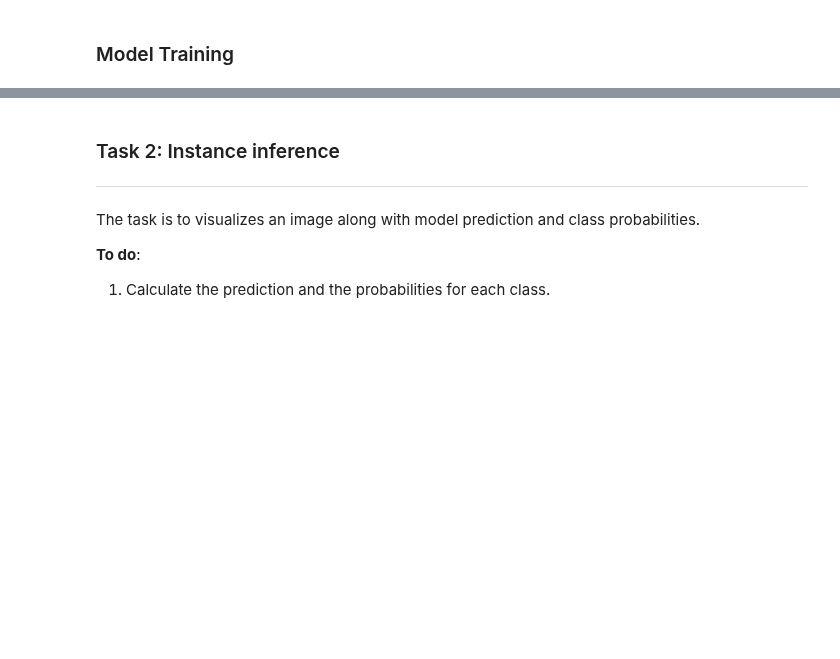
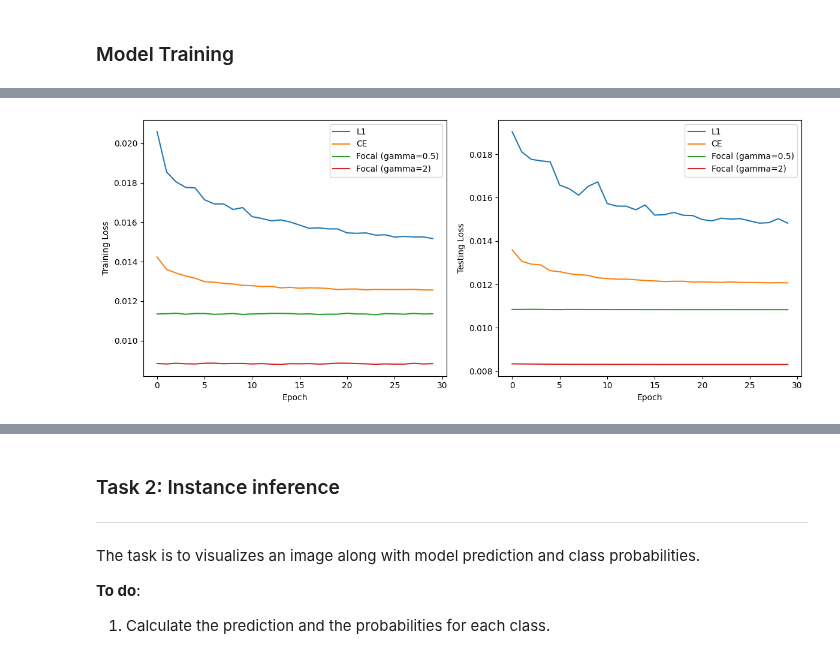
Before and after one commit to SustechSTA303/STA303-Assignment01, a Jupyter notebook: Assignment01.ipynb, the cells around one changed output, grey strips where cells are left out. Drawn from its saved outputs; the diff is of its cells as text; code cells hidden in the pictures; blank space fills up the shorter version.

```diff
--- a/Assignment01.ipynb
+++ b/Assignment01.ipynb
@@ -256,0 +334,5 @@ for epoch in range(NUM_EPOCHS):
+# %%
+CE_training_loss = training_loss
+CE_training_acc = training_acc
+CE_testing_loss = testing_loss
+CE_testing_acc = testing_acc
@@ -256,0 +344,76 @@ for epoch in range(NUM_EPOCHS):
+# %%
+L1_training_loss = training_loss
+L1_training_acc = training_acc
+L1_testing_loss = testing_loss
+L1_testing_acc = testing_acc
+# %%
+Fo_h_training_loss = training_loss
+Fo_h_training_acc = training_acc
+Fo_h_testing_loss = testing_loss
+Fo_h_testing_acc = testing_acc
+# %%
+Fo_t_training_loss = training_loss
+Fo_t_training_acc = training_acc
+Fo_t_testing_loss = testing_loss
+Fo_t_testing_acc = testing_acc
+# %%
+loss_functions = ['L1', 'CE', 'Focal (gamma=0.5)', 'Focal (gamma=2)']
+training_loss = [L1_training_loss, CE_training_loss, Fo_h_training_loss, Fo_t_training_loss]
+testing_loss = [L1_testing_loss, CE_testing_loss, Fo_h_testing_loss, Fo_t_testing_loss]
+training_acc = [L1_training_acc, CE_training_acc, Fo_h_training_acc, Fo_t_training_acc]
+testing_acc = [L1_testing_acc, CE_testing_acc, Fo_h_testing_acc, Fo_t_testing_acc]
+
+
+plt.figure(figsize=(12, 5))
+plt.subplot(1, 2, 1)
+for i, loss_function in enumerate(loss_functions):
+    plt.plot(training_loss[i], label=loss_function)
+
+plt.xlabel('Epoch')
+plt.ylabel('Training Loss')
+plt.legend()
+
+plt.subplot(1, 2, 2)
+for i, loss_function in enumerate(loss_functions):
+    plt.plot(testing_loss[i], label=loss_function)
+
+plt.xlabel('Epoch')
+plt.ylabel('Testing Loss')
+plt.legend()
+plt.tight_layout()
+
+
+plt.figure(figsize=(12, 5))
+plt.subplot(1, 2, 1)
+for i, loss_function in enumerate(loss_functions):
+    plt.plot(training_acc[i], label=loss_function)
+
+plt.xlabel('Epoch')
+plt.ylabel('Training Accuracy')
+plt.legend()
+
+plt.subplot(1, 2, 2)
+for i, loss_function in enumerate(loss_functions):
+    plt.plot(testing_acc[i], label=loss_function)
+
+plt.xlabel('Epoch')
+plt.ylabel('Testing Accuracy')
+plt.legend()
+plt.tight_layout()
+
+
+average_training_loss = [np.mean(l) for l in training_loss]
+average_testing_loss = [np.mean(l) for l in testing_loss]
+average_training_acc = [np.mean(l) for l in training_acc]
+average_testing_acc = [np.mean(l) for l in testing_acc]
+
+for i, loss_function in enumerate(loss_functions):
+    print(f'{loss_function}:')
+    print(f'Average Training Loss: {average_training_loss[i]}')
+    print(f'Average Testing Loss: {average_testing_loss[i]}')
+    print(f'Average Training Accuracy: {average_training_acc[i]}')
+    print(f'Average Testing Accuracy: {average_testing_acc[i]}')
+    print('\n')
+
+plt.show()
+# %% [output]
@@ -256,0 +437 @@ for epoch in range(NUM_EPOCHS):
+[figure, added]
```
Also changed, not shown: parts of 12 cells of this notebook.
